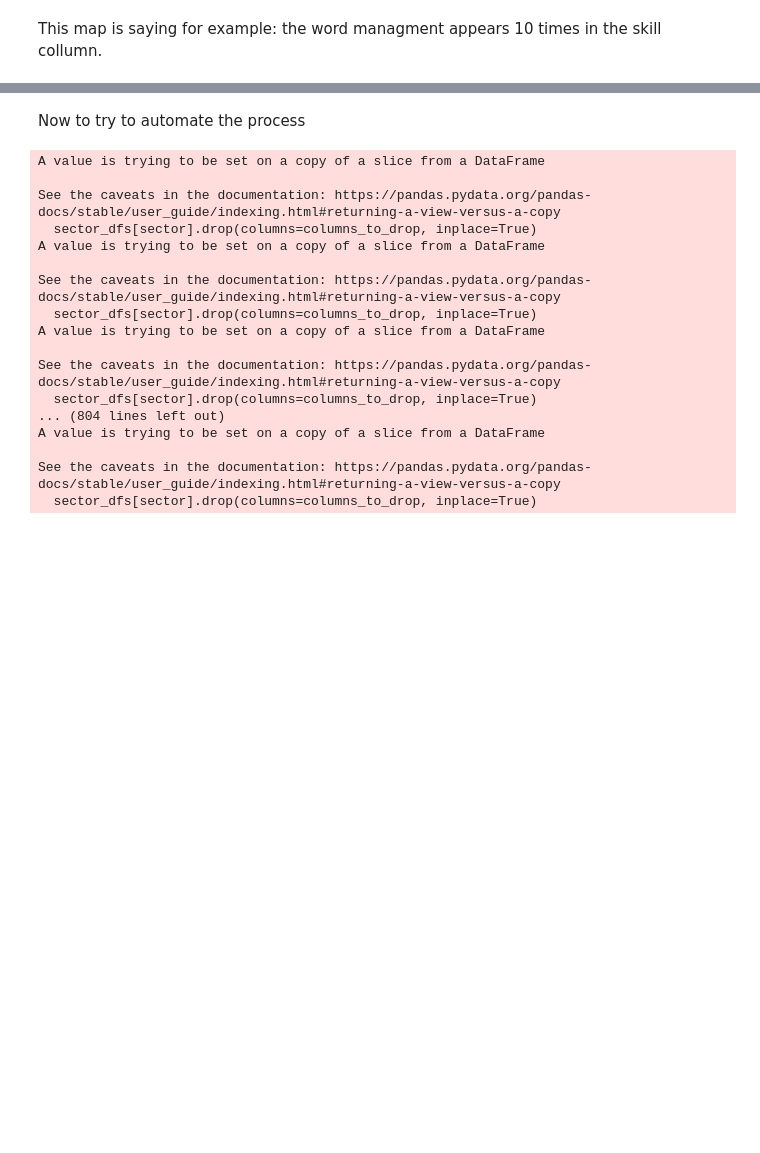
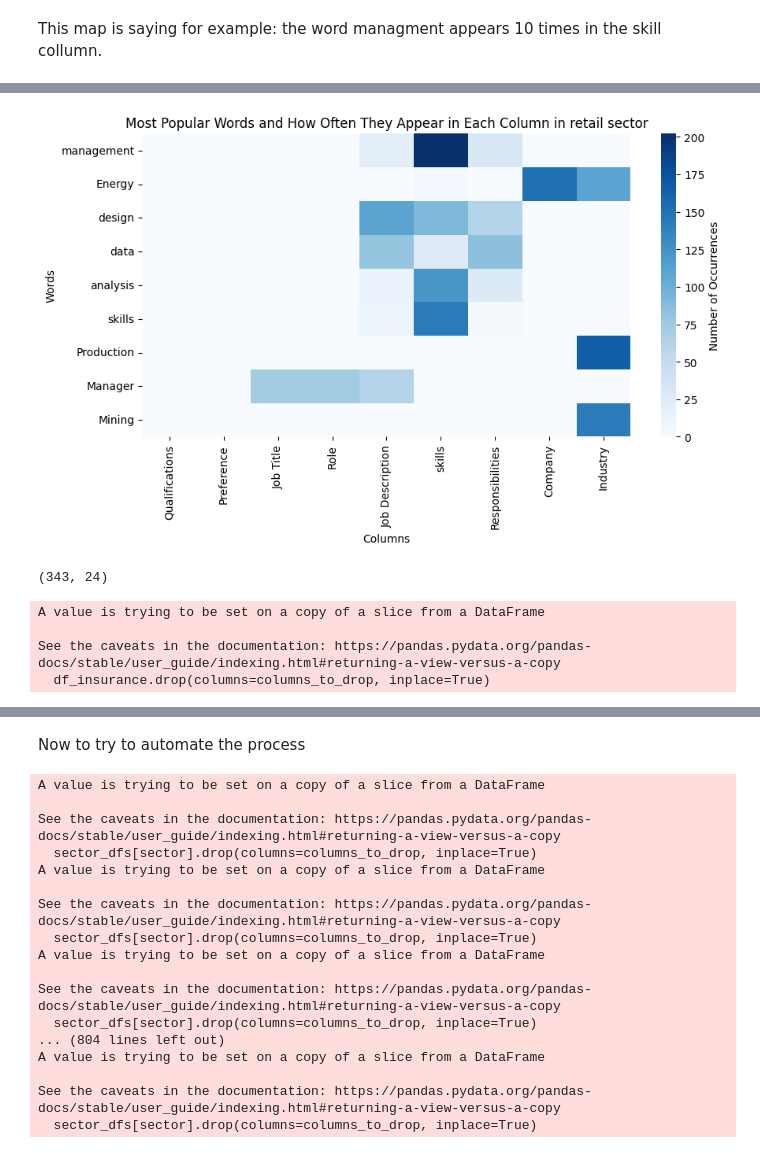
Before and after one commit to mzampieri19/real-salary, a Jupyter notebook: Preliminary_Analysis.ipynb, the cells around one changed output, grey strips where cells are left out. Drawn from its saved outputs; the diff is of its cells as text; code cells hidden in the pictures; blank space fills up the shorter version.

Commit message:
heatmaps for energy and insurance

```diff
--- a/Preliminary_Analysis.ipynb
+++ b/Preliminary_Analysis.ipynb
@@ -555,3 +555,6 @@ plt.show()
 [figure]
 # %% [markdown]
 This map is saying for example: the word managment appears 10 times in the skill collumn.
+# %%
+df_energy = df_filtered_country[df_filtered_country['Sector'] == 'Energy']
+df_energy.shape
@@ -557,0 +563,3 @@ This map is saying for example: the word managment appears 10 times in the skill
+# %%
+columns_to_drop = ['Job Id', 'latitude', 'longitude', 'longitude', 'Benefits', 'Sector', 'Experience', 'Salary Range', 'location', 'Country', 'Work Type', 'Company Size', 'Job Posting Date', 'Contact Person', 'Contact', 'Job Portal']
+df_energy.drop(columns=columns_to_drop, inplace=True)
@@ -557,0 +571,12 @@ This map is saying for example: the word managment appears 10 times in the skill
+# %%
+word_dictionary_energy = {}
+
+for ind, row in df_energy.iterrows():
+    for col in df_energy.columns:
+        sentence = row[col].split()
+        for word in sentence:
+            if word not in word_dictionary_energy:
+                word_dictionary_energy[word] = 0
+            word_dictionary_energy[word] += 1
+
+dict(sorted(word_dictionary_energy.items(), key=lambda x: x[1], reverse=True))
@@ -557,0 +601,38 @@ This map is saying for example: the word managment appears 10 times in the skill
+# %%
+selected_words_energy = ['management', 'Energy', 'design', 'data', 'analysis', 'skills', 'Production', 'Manager', 'Mining']
+columns_energy = df_energy.columns
+
+# Create a list of the most popular words and how often they appear in each column
+word_counts_energy = []
+for word in selected_words_energy:
+    word_count = []
+    for column in columns_energy:
+        word_count.append(df_energy[column].str.contains(word).sum())
+    word_counts_energy.append(word_count)
+
+# Create a dataframe of the most popular words and how often they appear in each column
+df_word_counts_energy = pd.DataFrame(word_counts_energy, index=selected_words_energy, columns=columns_energy)
+
+# Plot the most popular words and how often they appear in each column
+plt.figure(figsize=(10, 5))
+# First input is word counts for the sector
+sn.heatmap(df_word_counts_energy, cmap='Blues', cbar_kws={'label': 'Number of Occurrences'})
+plt.title('Most Popular Words and How Often They Appear in Each Column in retail sector')
+plt.xlabel('Columns')
+plt.ylabel('Words')
+plt.show()
+# %% [output]
+[figure, added]
+# %%
+df_insurance = df_filtered_country[df_filtered_country['Sector'] == 'Insurance']
+df_insurance.shape
+# %% [output]
+(343, 24)
+# %%
+columns_to_drop = ['Job Id', 'latitude', 'longitude', 'longitude', 'Benefits', 'Sector', 'Experience', 'Salary Range', 'location', 'Country', 'Work Type', 'Company Size', 'Job Posting Date', 'Contact Person', 'Contact', 'Job Portal']
+df_insurance.drop(columns=columns_to_drop, inplace=True)
+# %% [output]
+A value is trying to be set on a copy of a slice from a DataFrame
+
+See the caveats in the documentation: https://pandas.pydata.org/pandas-docs/stable/user_guide/indexing.html#returning-a-view-versus-a-copy
+  df_insurance.drop(columns=columns_to_drop, inplace=True)
```
Also changed, not shown: parts of 9 cells of this notebook, 1 other file.
